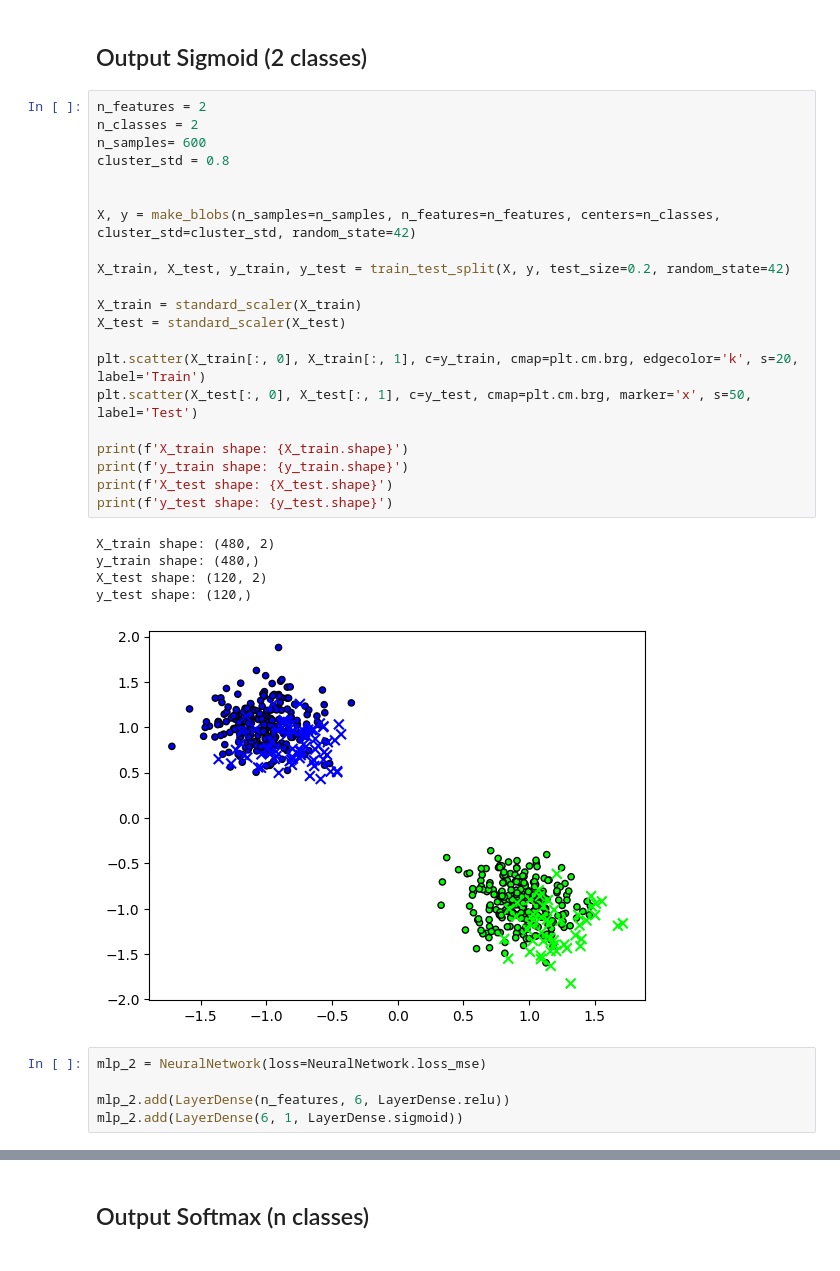
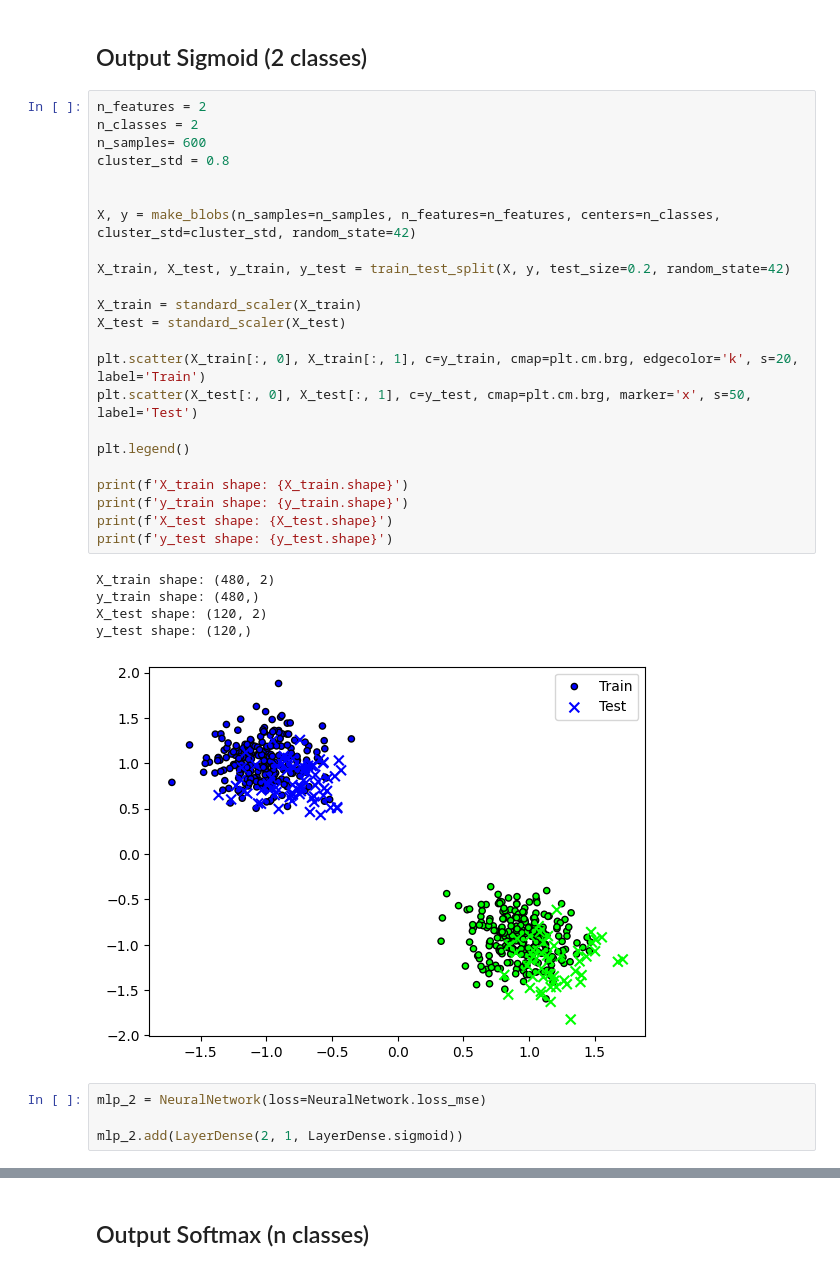
Before and after one commit to RaLLy08/scratch-mlp, a Jupyter notebook: python/mlp.ipynb, the cells around one changed output, grey strips where cells are left out. Saved outputs shown, nothing was run; the diff lists cells and outputs as text.

```diff
--- a/python/mlp.ipynb
+++ b/python/mlp.ipynb
@@ -497,35 +339,36 @@ class NeuralNetwork:
 # %%
 n_features = 2
 n_classes = 2
 n_samples= 600
 cluster_std = 0.8
 
 
 X, y = make_blobs(n_samples=n_samples, n_features=n_features, centers=n_classes, cluster_std=cluster_std, random_state=42)
 
 X_train, X_test, y_train, y_test = train_test_split(X, y, test_size=0.2, random_state=42)
 
 X_train = standard_scaler(X_train)
 X_test = standard_scaler(X_test)
 
 plt.scatter(X_train[:, 0], X_train[:, 1], c=y_train, cmap=plt.cm.brg, edgecolor='k', s=20, label='Train')
 plt.scatter(X_test[:, 0], X_test[:, 1], c=y_test, cmap=plt.cm.brg, marker='x', s=50, label='Test')
 
+plt.legend()
+
 print(f'X_train shape: {X_train.shape}')
 print(f'y_train shape: {y_train.shape}')
 print(f'X_test shape: {X_test.shape}')
 print(f'y_test shape: {y_test.shape}')
 # %% [output]
 X_train shape: (480, 2)
 y_train shape: (480,)
 X_test shape: (120, 2)
 y_test shape: (120,)
-[figure, old version]
+[figure, new version]
 # %%
 mlp_2 = NeuralNetwork(loss=NeuralNetwork.loss_mse)
 
-mlp_2.add(LayerDense(n_features, 6, LayerDense.relu))
-mlp_2.add(LayerDense(6, 1, LayerDense.sigmoid))
+mlp_2.add(LayerDense(2, 1, LayerDense.sigmoid))
 # %%
 reshaped_y_true = y_train.reshape(-1, 1)  # [1, 0, 0, 0] -> [[1], [0], [0], [0]] | since here we have outputs from
 
```
Also changed, not shown: parts of 20 cells of this notebook, 3 other files.
